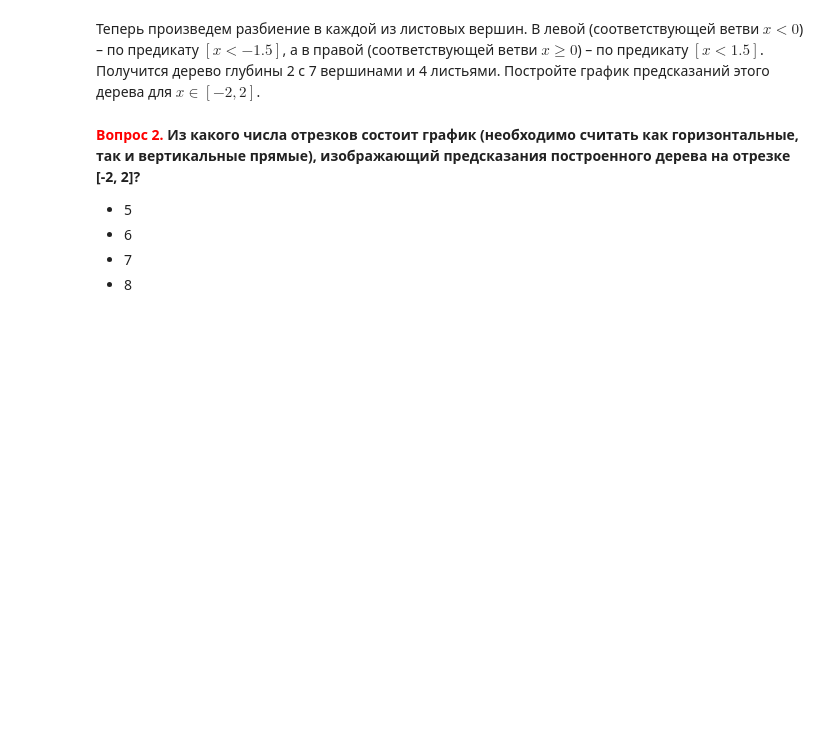
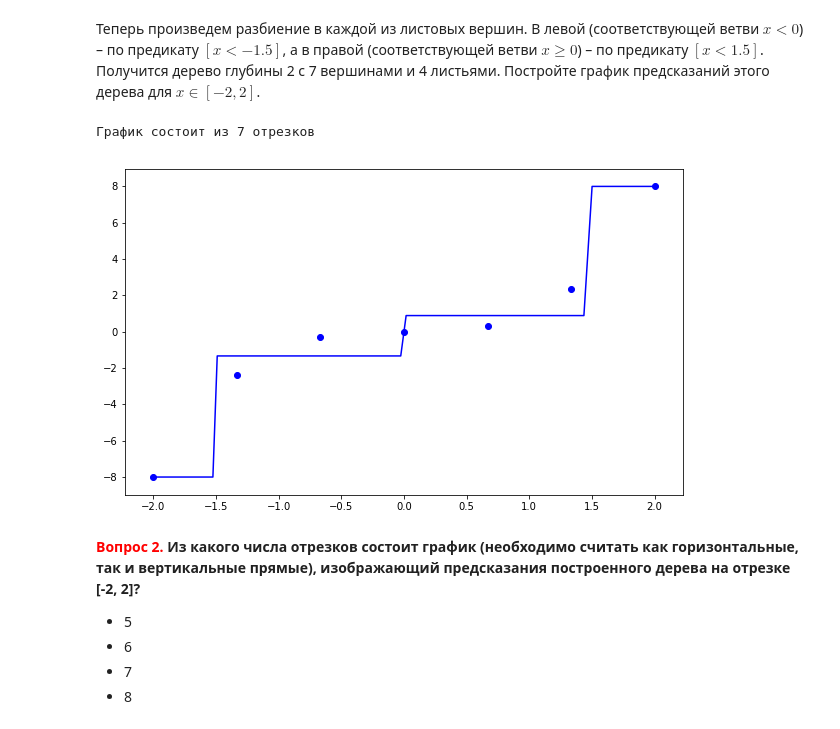
Before and after one commit to litichevskiydv/OdsCourse, a Jupyter notebook: homeworks/hw3_session3_decision_trees.ipynb, the cells around one changed output. Saved outputs shown, nothing was run; the diff lists cells and outputs as text; code cells hidden in the pictures; blank space fills up the shorter version.

Commit message:
Predictions for two level tree were visualized

```diff
--- a/homeworks/hw3_session3_decision_trees.ipynb
+++ b/homeworks/hw3_session3_decision_trees.ipynb
@@ -111,3 +109,21 @@ print('Значение порога t = 0 не оптимально с точк
+# %%
+def f1(x):
+    if x < -1.5:
+        return round(df[df['x'] < -1.5]['y'].mean(), 3)
+    if x < 0:
+        return round(df[(df['x'] >= -1.5) & (df['x'] < 0)]['y'].mean(), 3)
+    if x < 1.5:
+        return round(df[(df['x'] >= 0) & (df['x'] < 1.5)]['y'].mean(), 3)
+    return round(df[df['x'] >= 1.5]['y'].mean(), 3)
+
+plt.figure(figsize=(10, 6))
+plt.plot(X_test, list(map(lambda v: f1(v), X_test)), "b")
+plt.scatter(X, y, c="b")
+
+print('График состоит из 7 отрезков')
+# %% [output]
+График состоит из 7 отрезков
+[figure, added]
 # %% [markdown]
 **<font color='red'>Вопрос 2.</font> Из какого числа отрезков состоит график (необходимо считать как горизонтальные, так и вертикальные прямые), изображающий предсказания построенного дерева на отрезке [-2, 2]?**
 - 5
```
Also changed, not shown: parts of 1 cell of this notebook.
